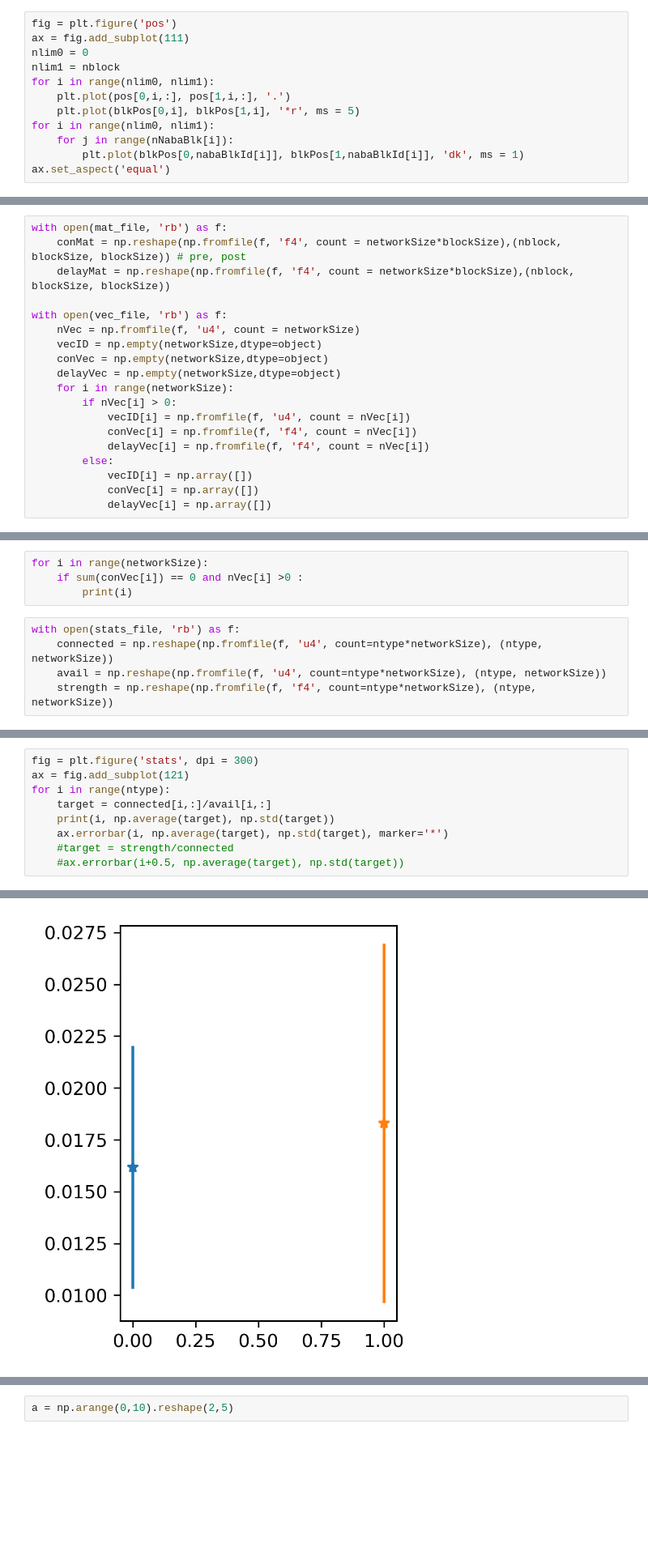
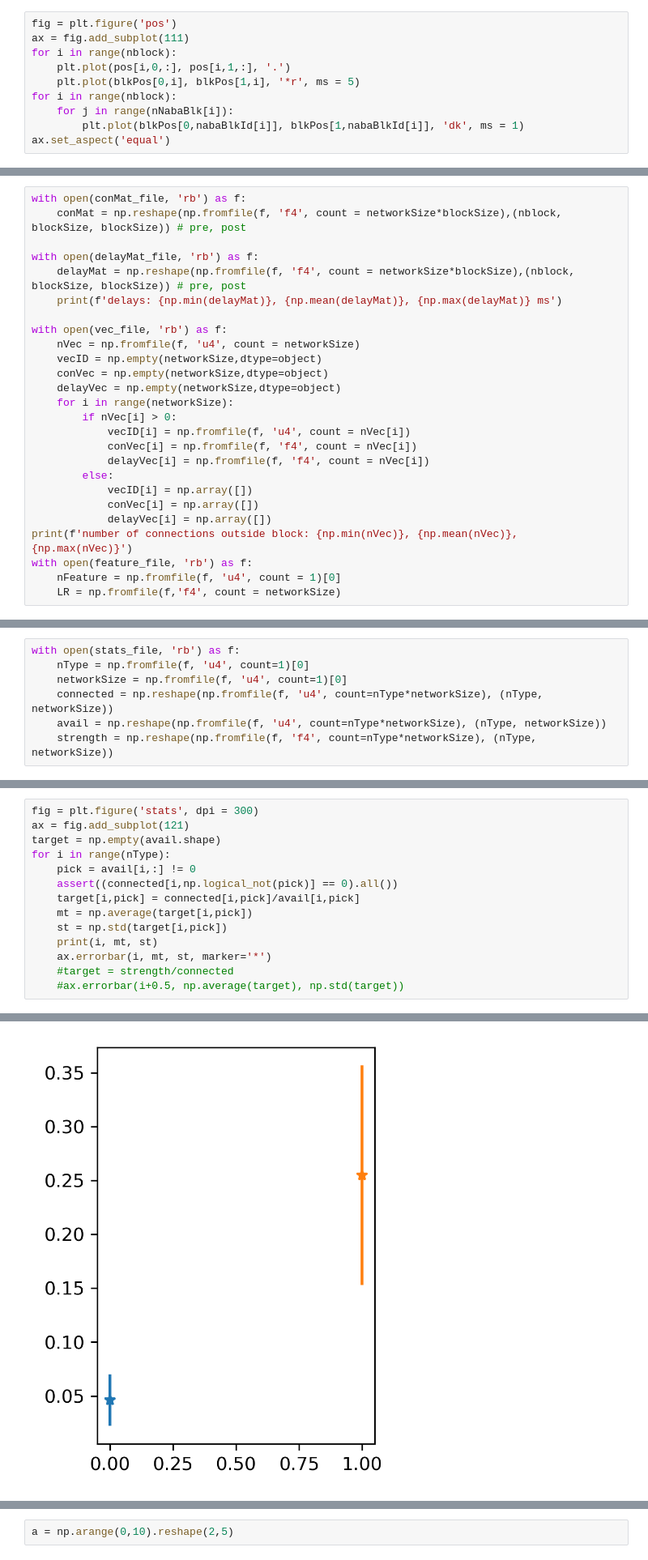
Before and after one commit to g13/patchV1, a Jupyter notebook: connectivity0.ipynb, the cells around one changed output, grey strips where cells are left out. Shown at 81% size. Cells and saved outputs as stored; diff of their text form; blank space fills up the shorter version.

```diff
--- a/connectivity0.ipynb
+++ b/connectivity0.ipynb
@@ -44,12 +59,10 @@ with open(nabaBlk_file,'rb') as f:
 # %%
 fig = plt.figure('pos')
 ax = fig.add_subplot(111)
-nlim0 = 0
-nlim1 = nblock
-for i in range(nlim0, nlim1):
-    plt.plot(pos[0,i,:], pos[1,i,:], '.')
+for i in range(nblock):
+    plt.plot(pos[i,0,:], pos[i,1,:], '.')
     plt.plot(blkPos[0,i], blkPos[1,i], '*r', ms = 5)
-for i in range(nlim0, nlim1):
+for i in range(nblock):
     for j in range(nNabaBlk[i]):
         plt.plot(blkPos[0,nabaBlkId[i]], blkPos[1,nabaBlkId[i]], 'dk', ms = 1)
 ax.set_aspect('equal')
@@ -58,7 +71,10 @@ ax.set_aspect('equal')
 # %%
-with open(mat_file, 'rb') as f:
+with open(conMat_file, 'rb') as f:
     conMat = np.reshape(np.fromfile(f, 'f4', count = networkSize*blockSize),(nblock, blockSize, blockSize)) # pre, post
-    delayMat = np.reshape(np.fromfile(f, 'f4', count = networkSize*blockSize),(nblock, blockSize, blockSize))
+
+with open(delayMat_file, 'rb') as f:
+    delayMat = np.reshape(np.fromfile(f, 'f4', count = networkSize*blockSize),(nblock, blockSize, blockSize)) # pre, post
+    print(f'delays: {np.min(delayMat)}, {np.mean(delayMat)}, {np.max(delayMat)} ms')
 
 with open(vec_file, 'rb') as f:
     nVec = np.fromfile(f, 'u4', count = networkSize)
@@ -74,3 +90,7 @@ with open(vec_file, 'rb') as f:
             vecID[i] = np.array([])
             conVec[i] = np.array([])
             delayVec[i] = np.array([])
+print(f'number of connections outside block: {np.min(nVec)}, {np.mean(nVec)}, {np.max(nVec)}')
+with open(feature_file, 'rb') as f:
+    nFeature = np.fromfile(f, 'u4', count = 1)[0]
+    LR = np.fromfile(f,'f4', count = networkSize)
@@ -97,9 +134,7 @@ for i in example:
-# %%
-for i in range(networkSize):
-    if sum(conVec[i]) == 0 and nVec[i] >0 :
-        print(i)
 # %%
 with open(stats_file, 'rb') as f:
-    connected = np.reshape(np.fromfile(f, 'u4', count=ntype*networkSize), (ntype, networkSize))
-    avail = np.reshape(np.fromfile(f, 'u4', count=ntype*networkSize), (ntype, networkSize))
-    strength = np.reshape(np.fromfile(f, 'f4', count=ntype*networkSize), (ntype, networkSize))
+    nType = np.fromfile(f, 'u4', count=1)[0]
+    networkSize = np.fromfile(f, 'u4', count=1)[0]
+    connected = np.reshape(np.fromfile(f, 'u4', count=nType*networkSize), (nType, networkSize))
+    avail = np.reshape(np.fromfile(f, 'u4', count=nType*networkSize), (nType, networkSize))
+    strength = np.reshape(np.fromfile(f, 'f4', count=nType*networkSize), (nType, networkSize))
@@ -106,10 +171,15 @@ with open(stats_file, 'rb') as f:
 # %%
 fig = plt.figure('stats', dpi = 300)
 ax = fig.add_subplot(121)
-for i in range(ntype):
-    target = connected[i,:]/avail[i,:]
-    print(i, np.average(target), np.std(target))
-    ax.errorbar(i, np.average(target), np.std(target), marker='*')
+target = np.empty(avail.shape)
+for i in range(nType):
+    pick = avail[i,:] != 0
+    assert((connected[i,np.logical_not(pick)] == 0).all())
+    target[i,pick] = connected[i,pick]/avail[i,pick]
+    mt = np.average(target[i,pick])
+    st = np.std(target[i,pick])
+    print(i, mt, st)
+    ax.errorbar(i, mt, st, marker='*')
     #target = strength/connected
     #ax.errorbar(i+0.5, np.average(target), np.std(target))
 # %% [output]
@@ -118,4 +188,4 @@ for i in range(ntype):
-[figure, old version]
+[figure, new version]
 # %%
 mindis = np.float('inf')
 meandis = 0
```
Also changed, not shown: parts of 13 cells of this notebook, 10 other files.
